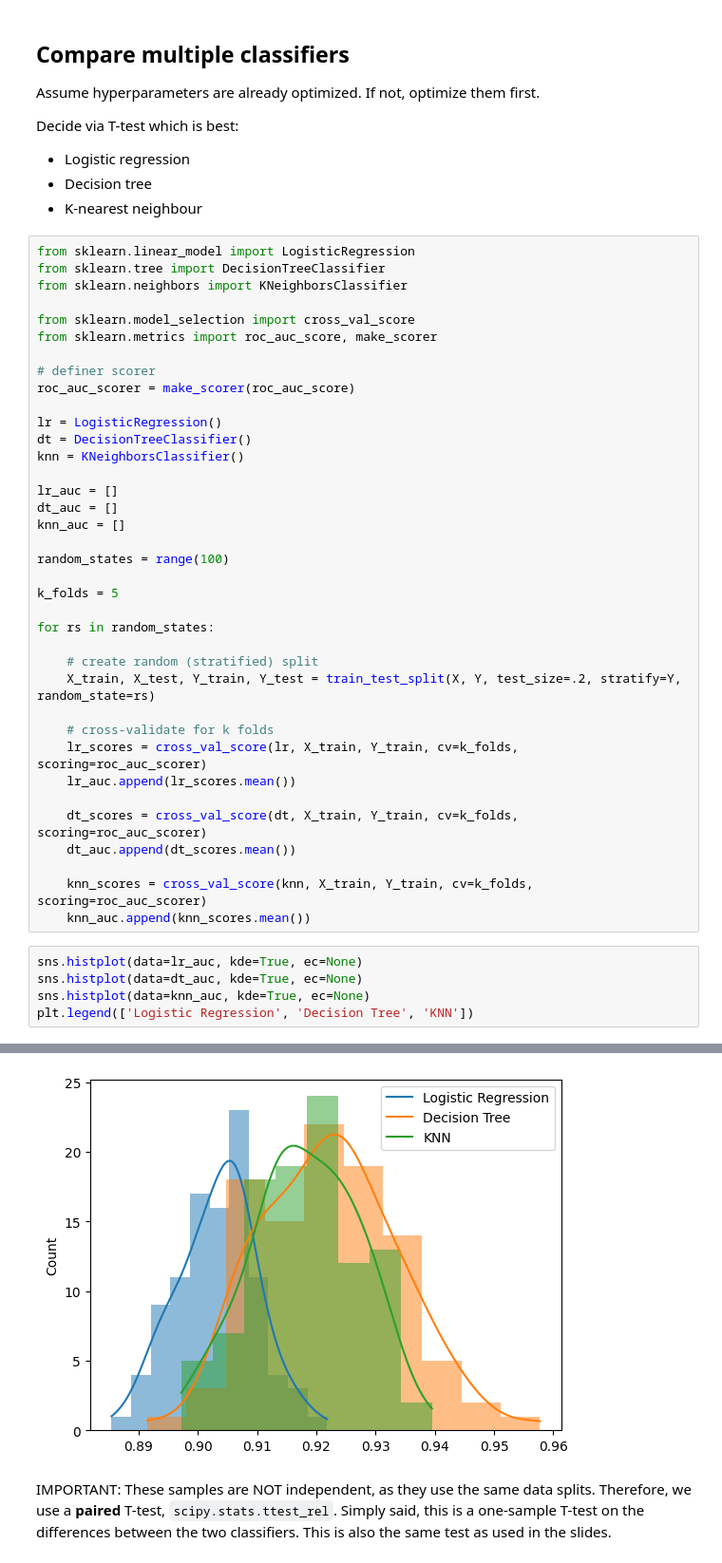
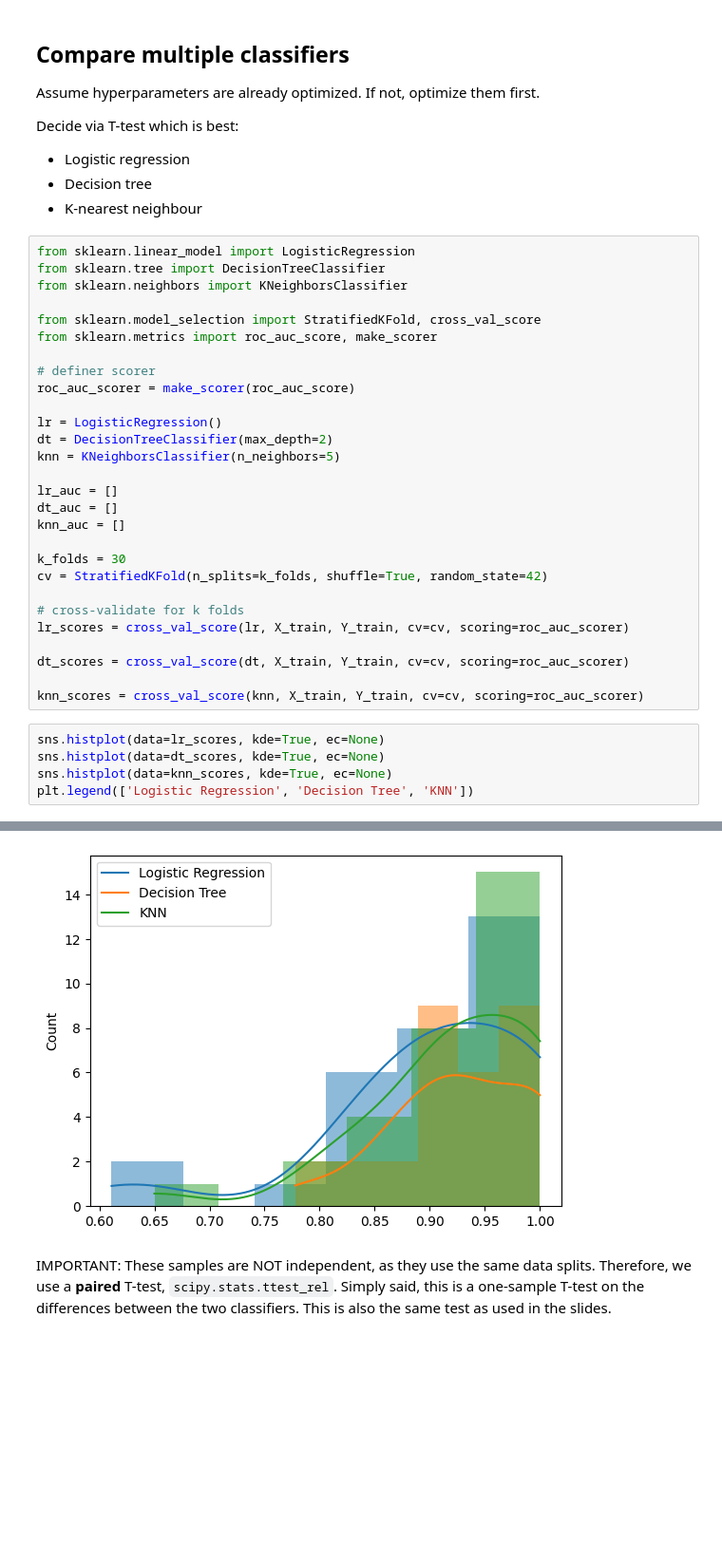
Before and after one commit to Zuyd-ADSAI/ZM001-2425-data-science, a Jupyter notebook: notebooks/ds_week8_model_optimization.ipynb, the cells around one changed output, grey strips where cells are left out. Shown at 95% size. Cells and saved outputs as stored; diff of their text form; blank space fills up the shorter version.

```diff
--- a/notebooks/ds_week8_model_optimization.ipynb
+++ b/notebooks/ds_week8_model_optimization.ipynb
@@ -400,46 +390,37 @@ from sklearn.linear_model import LogisticRegression
 from sklearn.tree import DecisionTreeClassifier
 from sklearn.neighbors import KNeighborsClassifier
 
-from sklearn.model_selection import cross_val_score
+from sklearn.model_selection import StratifiedKFold, cross_val_score
 from sklearn.metrics import roc_auc_score, make_scorer
 
 # definer scorer
 roc_auc_scorer = make_scorer(roc_auc_score)
 
 lr = LogisticRegression()
-dt = DecisionTreeClassifier()
-knn = KNeighborsClassifier()
+dt = DecisionTreeClassifier(max_depth=2)
+knn = KNeighborsClassifier(n_neighbors=5)
 
 lr_auc = []
 dt_auc = []
 knn_auc = []
 
-random_states = range(100)
+k_folds = 30
+cv = StratifiedKFold(n_splits=k_folds, shuffle=True, random_state=42)
 
-k_folds = 5
+# cross-validate for k folds
+lr_scores = cross_val_score(lr, X_train, Y_train, cv=cv, scoring=roc_auc_scorer)
 
-for rs in random_states:
+dt_scores = cross_val_score(dt, X_train, Y_train, cv=cv, scoring=roc_auc_scorer)
 
-    # create random (stratified) split
-    X_train, X_test, Y_train, Y_test = train_test_split(X, Y, test_size=.2, stratify=Y, random_state=rs)
-
-    # cross-validate for k folds
-    lr_scores = cross_val_score(lr, X_train, Y_train, cv=k_folds, scoring=roc_auc_scorer)
-    lr_auc.append(lr_scores.mean())
-
-    dt_scores = cross_val_score(dt, X_train, Y_train, cv=k_folds, scoring=roc_auc_scorer)
-    dt_auc.append(dt_scores.mean())
-
-    knn_scores = cross_val_score(knn, X_train, Y_train, cv=k_folds, scoring=roc_auc_scorer)
-    knn_auc.append(knn_scores.mean())
+knn_scores = cross_val_score(knn, X_train, Y_train, cv=cv, scoring=roc_auc_scorer)
 # %%
-sns.histplot(data=lr_auc, kde=True, ec=None)
-sns.histplot(data=dt_auc, kde=True, ec=None)
-sns.histplot(data=knn_auc, kde=True, ec=None)
+sns.histplot(data=lr_scores, kde=True, ec=None)
+sns.histplot(data=dt_scores, kde=True, ec=None)
+sns.histplot(data=knn_scores, kde=True, ec=None)
 plt.legend(['Logistic Regression', 'Decision Tree', 'KNN'])
 # %% [output]
 <matplotlib.legend.Legend at 0x...>
-[figure, old version]
+[figure, new version]
 # %% [markdown]
 IMPORTANT: These samples are NOT independent, as they use the same data splits. Therefore, we use a **paired** T-test, `scipy.stats.ttest_rel`. Simply said, this is a one-sample T-test on the differences between the two classifiers. This is also the same test as used in the slides.
 # %%
```
Also changed, not shown: parts of 18 cells of this notebook, 1 other file.
